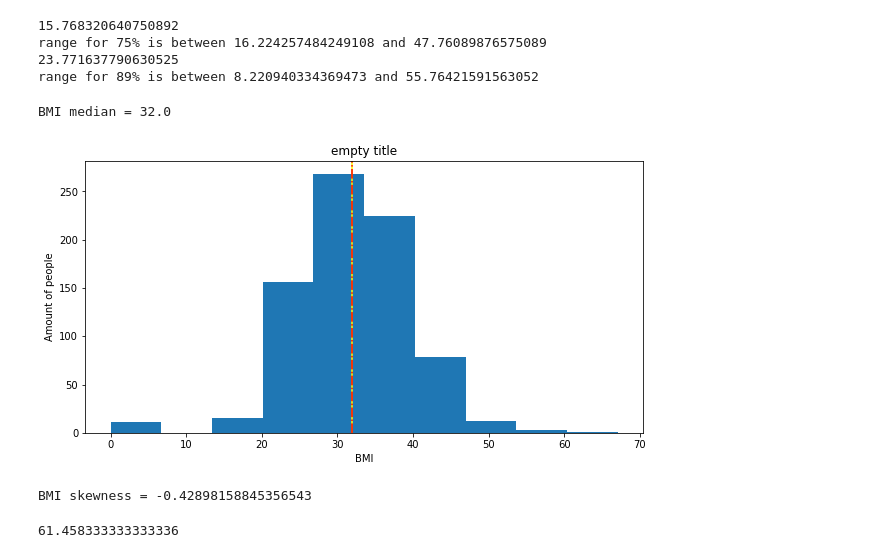
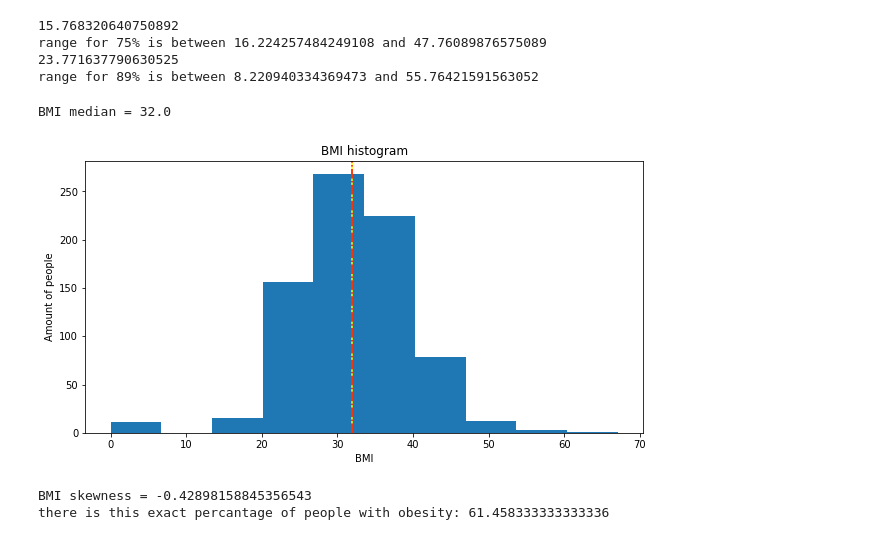
Before and after one commit to JingoBongo/statisticsLabs, a Jupyter notebook: lab1/first.ipynb, the cells around one changed output. Drawn from its saved outputs; the diff is of its cells as text; code cells hidden in the pictures.

Commit message:
first lab seems done

```diff
--- a/lab1/first.ipynb
+++ b/lab1/first.ipynb
@@ -94,30 +107,28 @@ range for 89% is between 8.220940334369473 and 55.76421591563052
 # %%
 # 10. Create a histogram for the BMI variable, plot the mean and meadian on the historgram to answer the following question:
 # a)	Is the BMI distribution skewed based on the position of the mean versus the median?
 # b)	Calculate the skewness of BMI
 # c)	Based on the value of BMI median and on the chart below infer what percentage of people in your dataset are obese. (1.5pt)
 # create histogram
-# ax = dataset.groupby(by=['BMI']).max().plot.bar(legend = False)
-# ax.set_ylabel('test label')
 plt.hist(dataset.BMI)
-plt.title('empty title')
+plt.title('BMI histogram')
 plt.xlabel('BMI')
 plt.ylabel('Amount of people')
 bmi_median = np.median(dataset.BMI)
 print('BMI median = '+str(bmi_median))
 plt.axvline(bmi_mean, color='yellow', linestyle='-')
 plt.axvline(bmi_median, color='red', linestyle='-.')
 plt.rcParams['figure.figsize'] = [10, 5]
 plt.show()
-# a: it doesn't seem that much skewed based on any of these  variables
+# a: it doesn't seem that much skewed based on any of these  variables;
 # b: skewness is negative, therefore there are tails on the left side
 bmi_skewness = dataset.BMI.skew()
 print('BMI skewness = '+str(bmi_skewness))
 # c:
 # obese people are with bmi = 30 or higher
-len(dataset.BMI[dataset.BMI >= 30])/(len(dataset.BMI) / 100)
+print('there is this exact percantage of people with obesity: '+ str(len(dataset.BMI[dataset.BMI >= 30])/(len(dataset.BMI) / 100)))
 # %% [output]
 BMI median = 32.0
-[figure, old version]
+[figure, new version]
 BMI skewness = -0.42898158845356543
+there is this exact percantage of people with obesity: 61.458333333333336
-61.458333333333336
```
Also changed, not shown: parts of 13 cells of this notebook, 6 other files.
